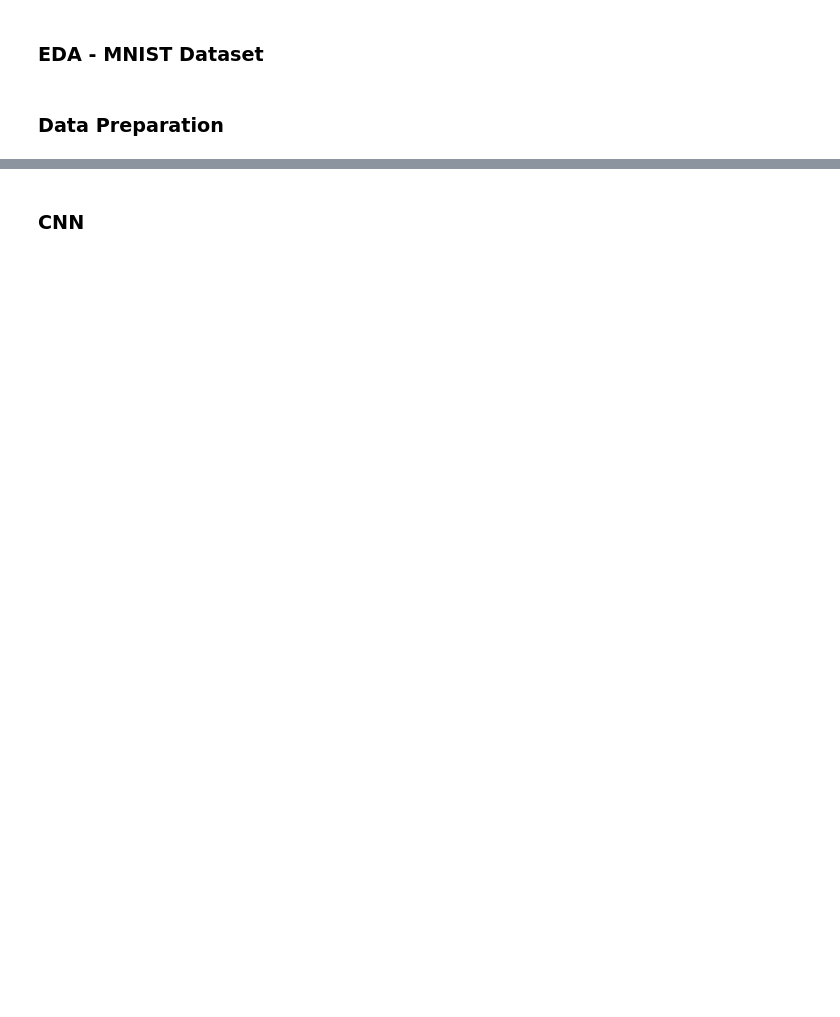
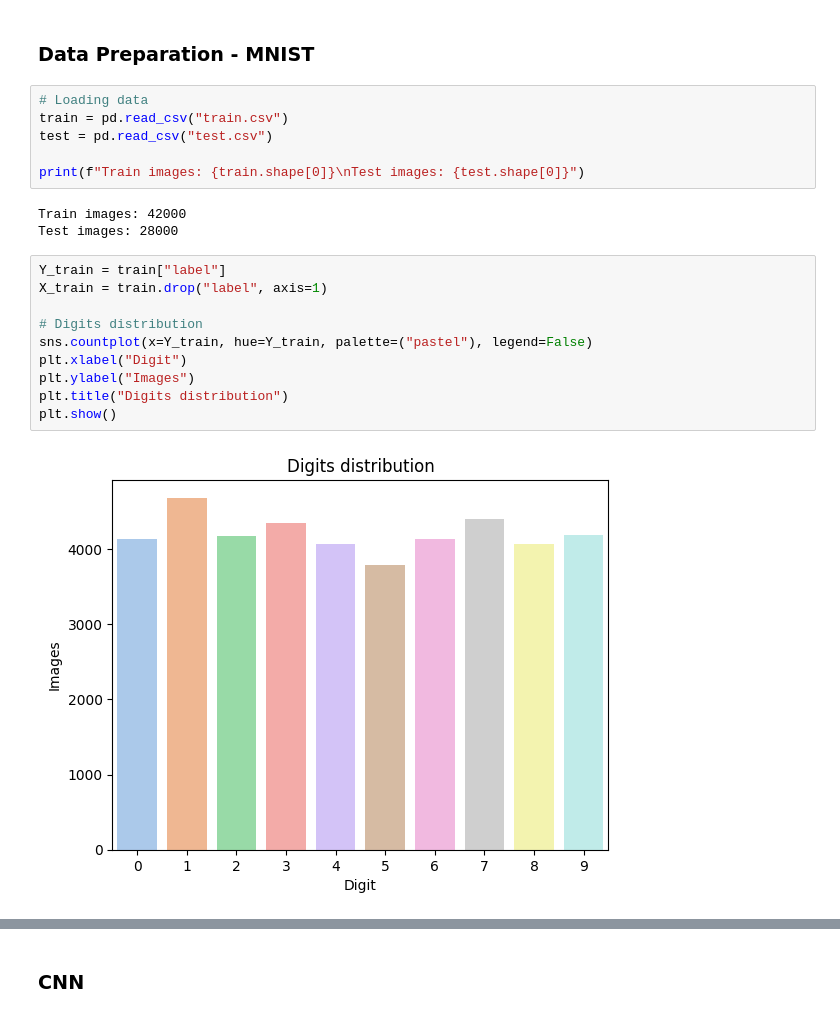
Before and after one commit to plss12/CNN-Digit-Recognizer, a Jupyter notebook: digit-recognizer.ipynb, the cells around one changed output, grey strips where cells are left out. Drawn from its saved outputs; the diff is of its cells as text; blank space fills up the shorter version.

Commit message:
Data preparation

```diff
--- a/digit-recognizer.ipynb
+++ b/digit-recognizer.ipynb
@@ -11,4 +19,23 @@ ModuleNotFoundError: No module named 'tensorflow'
 # %% [markdown]
-### EDA - MNIST Dataset
+### Data Preparation - MNIST
-# %% [markdown]
-### Data Preparation
+# %%
+# Loading data
+train = pd.read_csv("train.csv")
+test = pd.read_csv("test.csv")
+
+print(f"Train images: {train.shape[0]}\nTest images: {test.shape[0]}")
+# %% [output]
+Train images: 42000
+Test images: 28000
+# %%
+Y_train = train["label"]
+X_train = train.drop("label", axis=1)
+
+# Digits distribution
+sns.countplot(x=Y_train, hue=Y_train, palette=("pastel"), legend=False)
+plt.xlabel("Digit")
+plt.ylabel("Images")
+plt.title("Digits distribution")
+plt.show()
+# %% [output]
+[figure, added]
```
Also changed, not shown: parts of 12 cells of this notebook.
